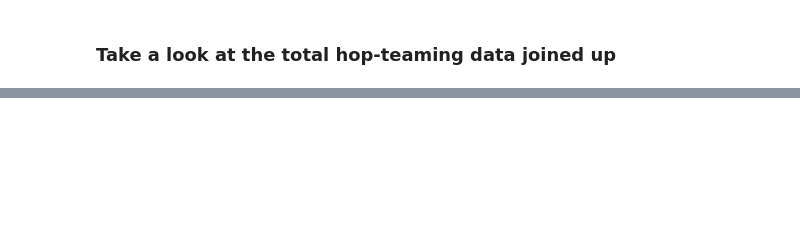
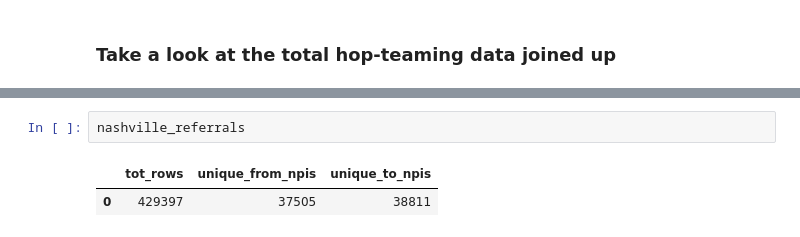
Before and after one commit to nss-data-science-cohort-4/hcbb_hop_team-motp, a Jupyter notebook: notebooks/eda-vai2fc.ipynb, the cells around one changed output, grey strips where cells are left out. Saved outputs shown, nothing was run; the diff lists cells and outputs as text; blank space fills up the shorter version.

```diff
--- a/notebooks/eda-vai2fc.ipynb
+++ b/notebooks/eda-vai2fc.ipynb
@@ -380,0 +407,5 @@ nashville_providers
+# %%
+nashville_referrals
+# %% [output]
+|  | tot_rows | unique_from_npis | unique_to_npis |
+| 0 | 429397 | 37505 | 38811 |
```
Also changed, not shown: parts of 4 cells of this notebook.
